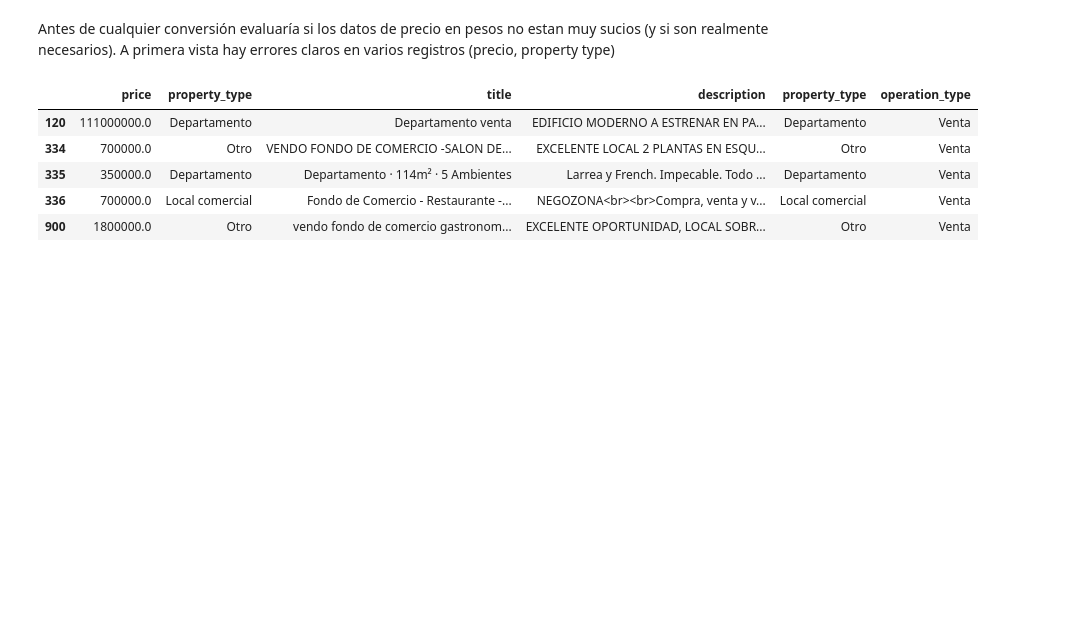
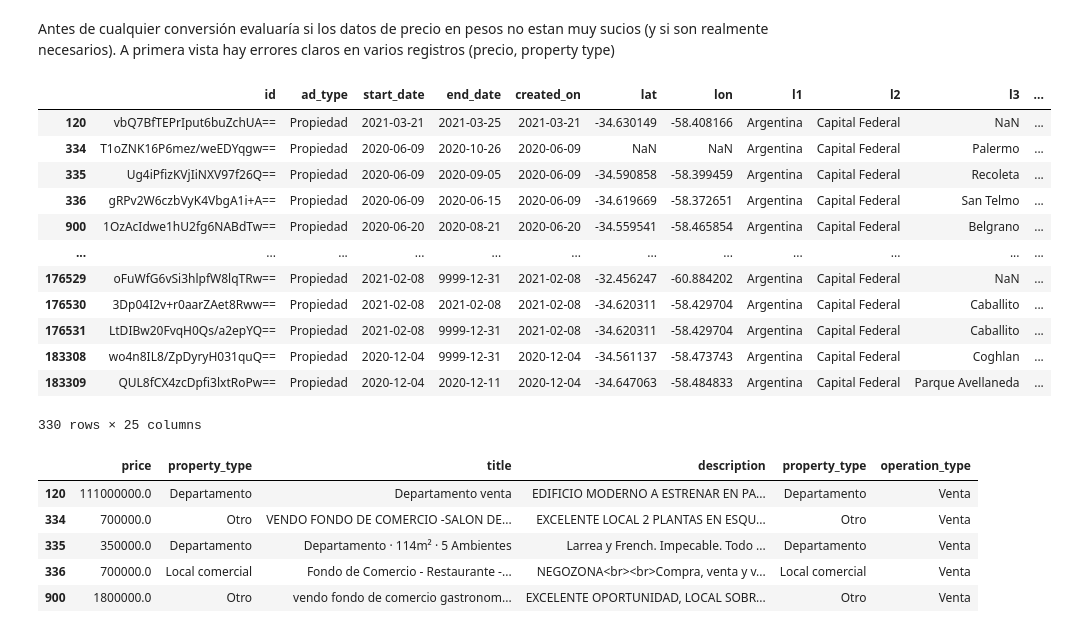
Before and after one commit to Ignacio-Ibarra/tpAA, a Jupyter notebook: tpAA.ipynb, the cells around one changed output. Drawn from its saved outputs; the diff is of its cells as text; code cells hidden in the pictures; blank space fills up the shorter version.

```diff
--- a/tpAA.ipynb
+++ b/tpAA.ipynb
@@ -34,6 +34,22 @@ ARS       330
 Name: currency, dtype: int64
 # %% [markdown]
 Antes de cualquier conversión evaluaría si los datos de precio en pesos no estan muy sucios (y si son realmente necesarios). A primera vista hay errores claros en varios registros (precio, property type)
+# %%
+df[df.currency=="ARS"]
+# %% [output]
+|  | id | ad_type | start_date | end_date | created_on | lat | lon | l1 | l2 | l3 | ... |
+| 120 | vbQ7BfTEPrIput6buZchUA== | Propiedad | 2021-03-21 | 2021-03-25 | 2021-03-21 | -34.630149 | -58.408166 | Argentina | Capital Federal | NaN | ... |
+| 334 | T1oZNK16P6mez/weEDYqgw== | Propiedad | 2020-06-09 | 2020-10-26 | 2020-06-09 | NaN | NaN | Argentina | Capital Federal | Palermo | ... |
+| 335 | Ug4iPfizKVjIiNXV97f26Q== | Propiedad | 2020-06-09 | 2020-09-05 | 2020-06-09 | -34.590858 | -58.399459 | Argentina | Capital Federal | Recoleta | ... |
+| 336 | gRPv2W6czbVyK4VbgA1i+A== | Propiedad | 2020-06-09 | 2020-06-15 | 2020-06-09 | -34.619669 | -58.372651 | Argentina | Capital Federal | San Telmo | ... |
+| 900 | 1OzAcIdwe1hU2fg6NABdTw== | Propiedad | 2020-06-20 | 2020-08-21 | 2020-06-20 | -34.559541 | -58.465854 | Argentina | Capital Federal | Belgrano | ... |
+| ... | ... | ... | ... | ... | ... | ... | ... | ... | ... | ... | ... |
+| 176529 | oFuWfG6vSi3hlpfW8lqTRw== | Propiedad | 2021-02-08 | 9999-12-31 | 2021-02-08 | -32.456247 | -60.884202 | Argentina | Capital Federal | NaN | ... |
+| 176530 | 3Dp04I2v+r0aarZAet8Rww== | Propiedad | 2021-02-08 | 2021-02-08 | 2021-02-08 | -34.620311 | -58.429704 | Argentina | Capital Federal | Caballito | ... |
+| 176531 | LtDIBw20FvqH0Qs/a2epYQ== | Propiedad | 2021-02-08 | 9999-12-31 | 2021-02-08 | -34.620311 | -58.429704 | Argentina | Capital Federal | Caballito | ... |
+| 183308 | wo4n8IL8/ZpDyryH031quQ== | Propiedad | 2020-12-04 | 9999-12-31 | 2020-12-04 | -34.561137 | -58.473743 | Argentina | Capital Federal | Coghlan | ... |
+| 183309 | QUL8fCX4zcDpfi3lxtRoPw== | Propiedad | 2020-12-04 | 2020-12-11 | 2020-12-04 | -34.647063 | -58.484833 | Argentina | Capital Federal | Parque Avellaneda | ... |
+330 rows × 25 columns
 # %%
 df[['price', 'property_type', 'title', 'description', 'property_type', 'operation_type']][df["currency"]=="ARS"].head()
 # %% [output]
```
Also changed, not shown: parts of 15 cells of this notebook, 3 other files.
